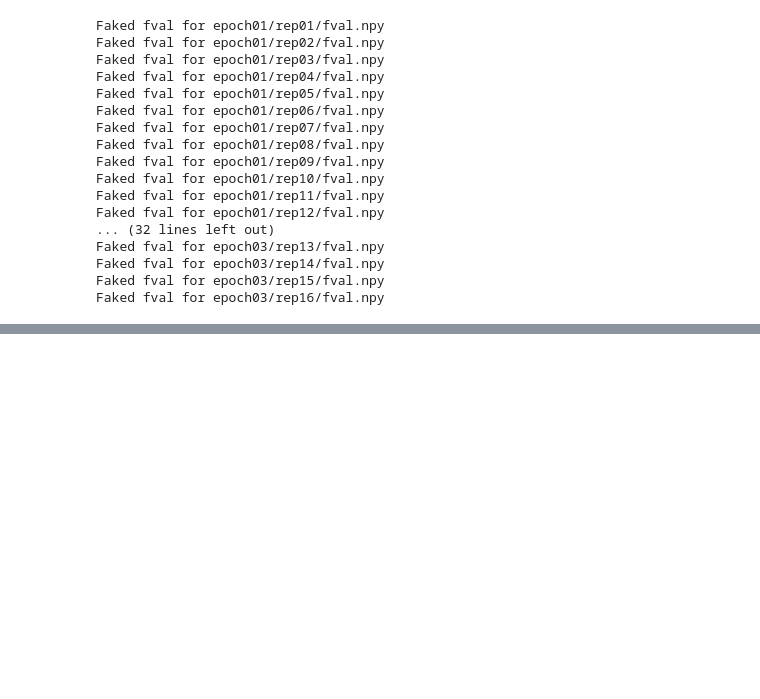
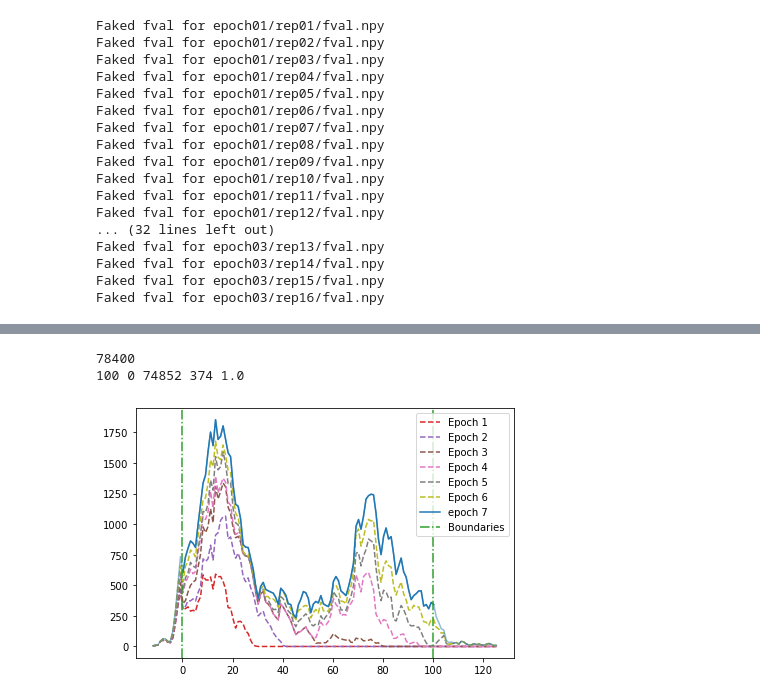
Before and after one commit to molecularmachinist/functional_sampling_tool, a Jupyter notebook: prod/epoch_starter_playground.ipynb, the cells around one changed output, grey strips where cells are left out. Cells and saved outputs as stored; diff of their text form; code cells hidden in the pictures; blank space fills up the shorter version.

Commit message:
toy model now saves a fig
Former-commit-id: f77f7d3be0143827c20903a0c1a69223195743f7

```diff
--- a/prod/epoch_starter_playground.ipynb
+++ b/prod/epoch_starter_playground.ipynb
@@ -514 +513,32 @@ for i in range(1,epochs+1):
 ... (16 outputs left out)
+# %%
+print(len(fval))
+_largest_val = np.max(fval)
+_lowest_val  = np.min(fval)
+_binmax = min(_largest_val, maxval)
+_binmin = max(_lowest_val,  minval)
+_maxbins = np.sum((fval>minval)*(fval<maxval))//200
+_binsize = (_binmax-_binmin)/min(_maxbins,100)
+print(_binmax,_binmin, np.sum((fval>minval)*(fval<maxval)),_maxbins,_binsize)
+bin_edges = np.arange(_lowest_val,_largest_val+_binsize , _binsize)
+hist, bin_edges = np.histogram(fval, bins=bin_edges)
+bin_centers = (bin_edges[:-1]+bin_edges[1:])/2
+# higher edge larger than minval AND lower edge lower than maxval
+mask = (bin_edges[1:]>minval)*(bin_edges[:-1]<maxval)
+
+for i in range(1,7):
+    _ep_hist, _ = np.histogram(fval[epcs<=i], bins=bin_edges)
+    plt.plot(bin_centers, _ep_hist, "--", color="C%d"%(i+2), label="Epoch %d"%i)
+
+
+plt.plot(bin_centers, hist, color="C0", alpha=0.5)
+plt.plot(bin_centers[mask], hist[mask], color="C0", label="epoch 7")
+plt.axvline(minval, linestyle="-.", color="C2", label="Boundaries")
+plt.axvline(maxval, linestyle="-.", color="C2")
+plt.legend()
+plt.tight_layout()
+plt.savefig("dump/figs/toy_model.pdf")
+# %% [output]
+78400
+100 0 74852 374 1.0
+[figure, added]
```
Also changed, not shown: parts of 7 cells of this notebook, 1 other file.
